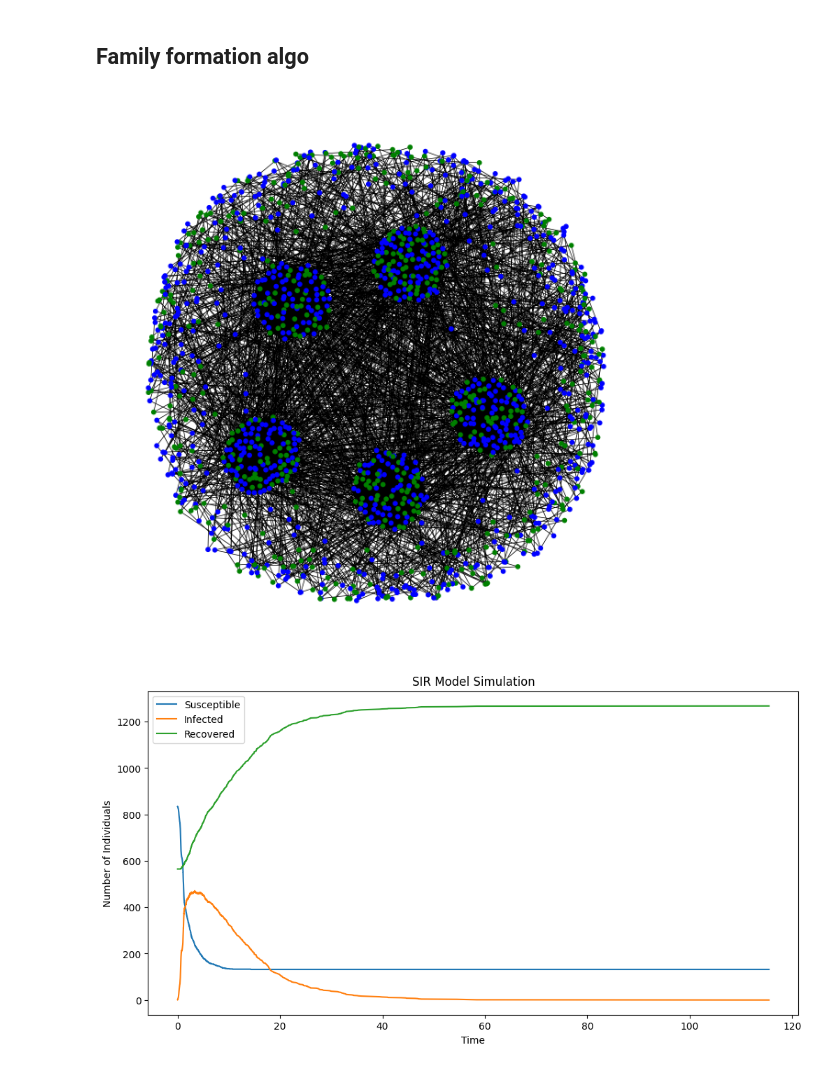
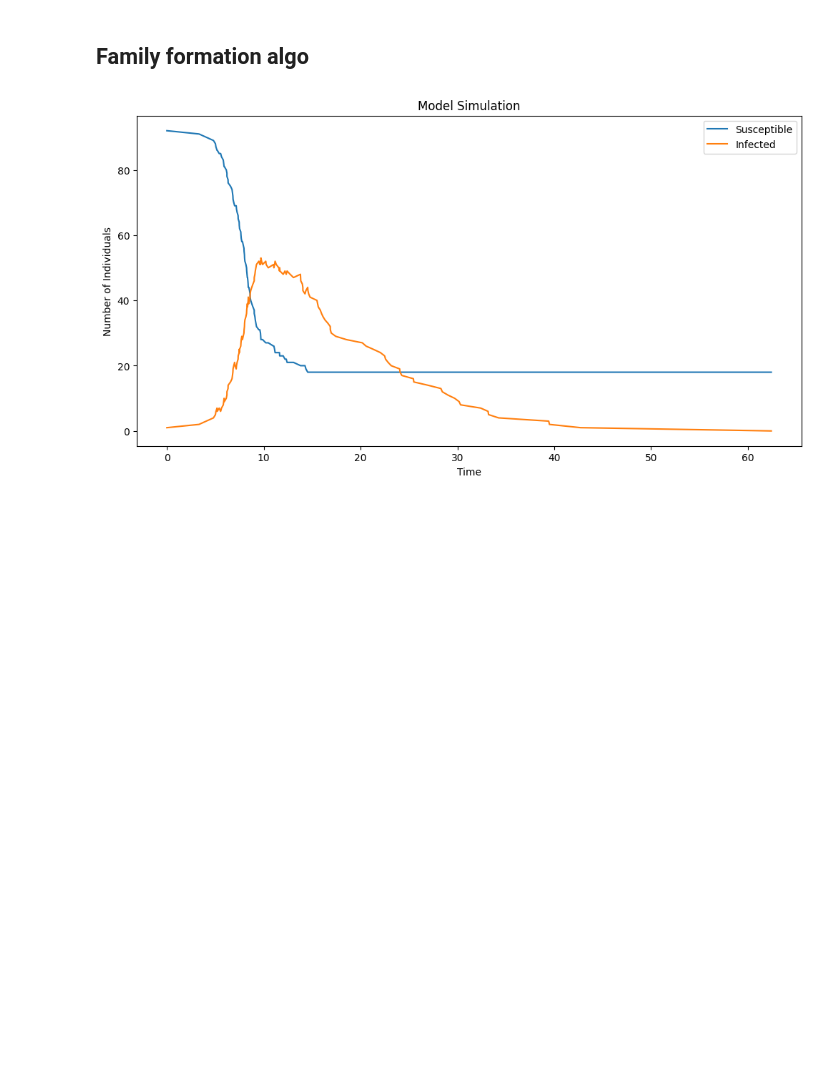
Before and after one commit to AlfredBendtzonHansen/measles-network-DK, a Jupyter notebook: Artificial_network.ipynb, the cells around one changed output. Saved outputs shown, nothing was run; the diff lists cells and outputs as text; code cells hidden in the pictures; blank space fills up the shorter version.

```diff
--- a/Artificial_network.ipynb
+++ b/Artificial_network.ipynb
@@ -345,11 +345,12 @@ Maybe do actual pop dynamics, there are N_h pairs, they all get 1 or 2 offspring
 import numpy as np
 import networkx as nx
 import matplotlib.pyplot as plt
+from collections import defaultdict
 
 # Simulation parameters
-N_h = 400       # Number of households
+N_h = 2500       # Number of households
 N_s = 5         # Number of schools
-S_adult = 0.6    # Probability an adult is unvaccinated
+S_adult = 0.01    # Probability an adult is unvaccinated
 p_1 = 0.5        # Probability a household has 1 child
 p_inh = 0.7      # Probability child is unvaccinated if one parent is unvaccinated
 
@@ -437,7 +438,6 @@ for i in range(total_children):
 
 # Sibling edges
 # Group children by household indices
-from collections import defaultdict
 
 household_children = defaultdict(list)
 for idx, household_idx in enumerate(household_indices):
@@ -467,11 +467,11 @@ for classmates in school_children.values():
 # Step 6: (Optional) Visualize the Network (may be slow for large networks)
 
 # Uncomment the following lines to visualize a subgraph
-plt.figure(figsize=(12, 12))
-pos = nx.spring_layout(G, k=0.5)
-node_colors = ['blue' if G.nodes[n]['status'] == 'S' else 'green' for n in G.nodes()]
-nx.draw(G, pos, node_color=node_colors, with_labels=False, node_size=50)
-plt.show()
+# plt.figure(figsize=(12, 12))
+# pos = nx.spring_layout(G, k=0.5)
+# node_colors = ['blue' if G.nodes[n]['status'] == 'S' else 'green' for n in G.nodes()]
+# nx.draw(G, pos, node_color=node_colors, with_labels=False, node_size=50)
+# plt.show()
 
 # Step 7: Simulate the Epidemic Using Gillespie Algorithm
 
@@ -540,38 +540,33 @@ def gillespie_SIR(G, beta, nu):
                         SI_edges.add((v, neighbor))
         else:
             # Recovery event
             u = random.choice(I_nodes)
             G.nodes[u]['status'] = 'R'
             I_nodes.remove(u)
             # Update SI_edges by removing edges where u is the infected node
             SI_edges = {edge for edge in SI_edges if edge[0] != u}
 
         # Record history
         S_history.append(len(S_nodes))
         I_history.append(len(I_nodes))
         R_history.append(len(G.nodes) - len(S_nodes) - len(I_nodes))
         times.append(time)
 
     return times, S_history, I_history, R_history
 
 
-
-
-
-
 # Run the simulation
 times, S_history, I_history, R_history = gillespie_SIR(G, beta, nu)
 
 # Plot the results
 plt.figure(figsize=(12, 6))
 plt.plot(times, S_history, label='Susceptible')
 plt.plot(times, I_history, label='Infected')
-plt.plot(times, R_history, label='Recovered')
+#plt.plot(times, R_history, label='Recovered')
 plt.xlabel('Time')
 plt.ylabel('Number of Individuals')
 plt.legend()
-plt.title('SIR Model Simulation')
+plt.title('Model Simulation')
 plt.show()
 # %% [output]
-[figure, old version]
+[figure, new version]
-[figure, removed]
```
Also changed, not shown: parts of 2 cells of this notebook, 4 other files.
